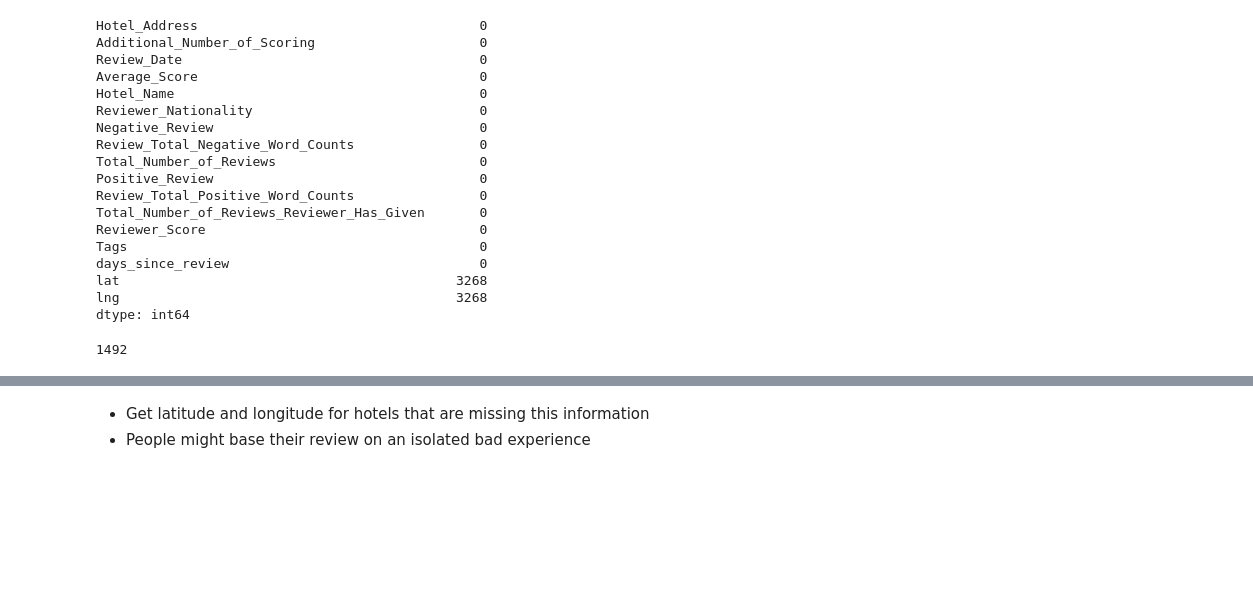
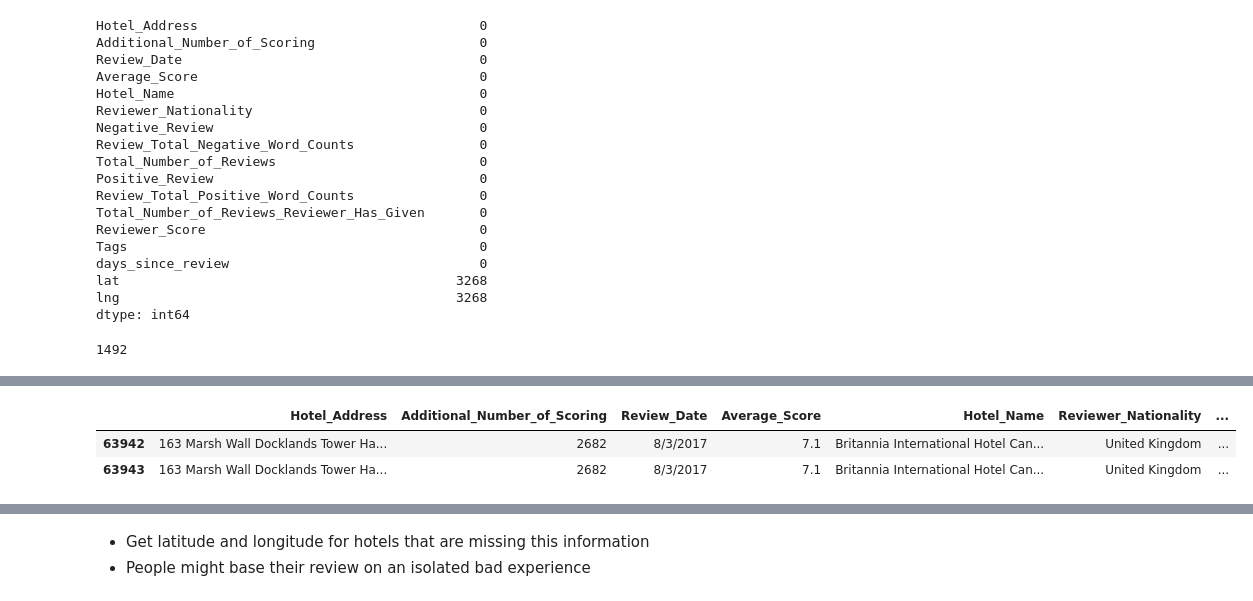
Before and after one commit to ismael-araujo/Hotel-Reviews-Analysis-Using-NLP, a Jupyter notebook: main-notebook.ipynb, the cells around one changed output, grey strips where cells are left out. Cells and saved outputs as stored; diff of their text form; code cells hidden in the pictures; blank space fills up the shorter version.

```diff
--- a/main-notebook.ipynb
+++ b/main-notebook.ipynb
@@ -70,0 +80,7 @@ len(df.Hotel_Name.unique())
+# %%
+# Double checking if the number matches to the column Total_Number_of_Reviews
+df[df['Hotel_Name'] == 'Britannia International Hotel Canary Wharf'].head(2)
+# %% [output]
+|  | Hotel_Address | Additional_Number_of_Scoring | Review_Date | Average_Score | Hotel_Name | Reviewer_Nationality | ... |
+| 63942 | 163 Marsh Wall Docklands Tower Ha... | 2682 | 8/3/2017 | 7.1 | Britannia International Hotel Can... | United Kingdom | ... |
+| 63943 | 163 Marsh Wall Docklands Tower Ha... | 2682 | 8/3/2017 | 7.1 | Britannia International Hotel Can... | United Kingdom | ... |
```
Also changed, not shown: parts of 34 cells of this notebook, 4 other files.
